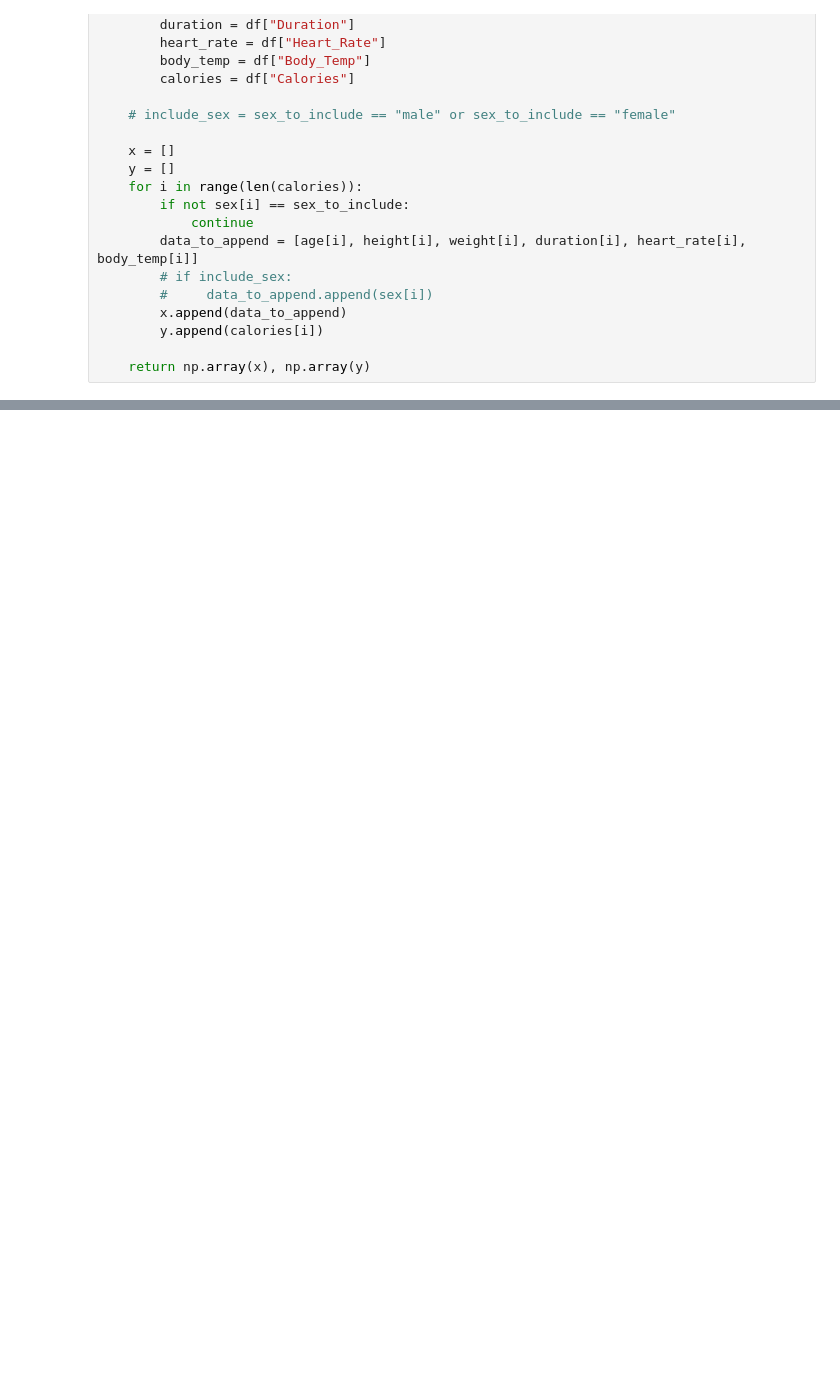
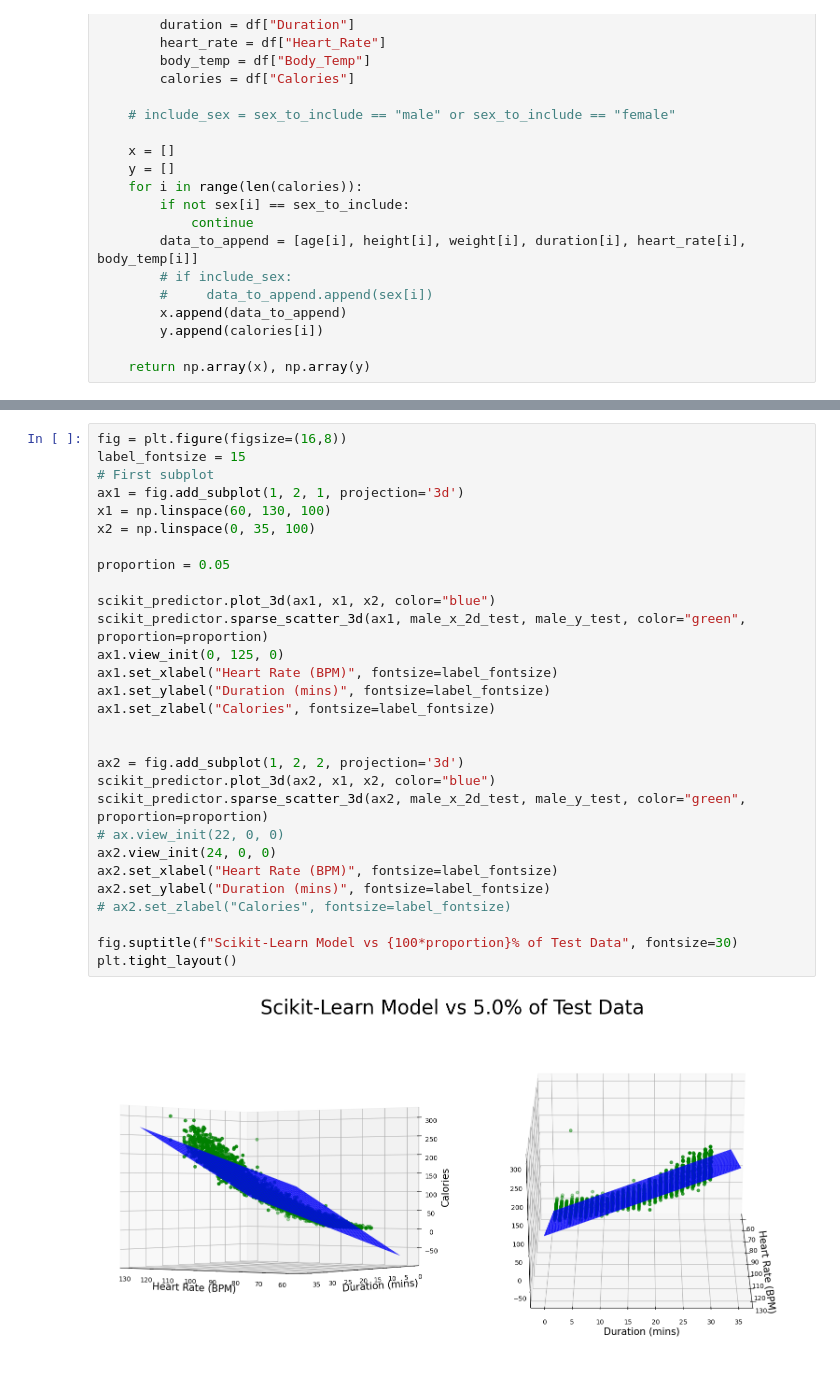
Before and after one commit to 11of12/coursework, a Jupyter notebook: winter2026/ecen471/projects/project2/project2.ipynb, the cells around one changed output, grey strips where cells are left out. Drawn from its saved outputs; the diff is of its cells as text; blank space fills up the shorter version.

```diff
--- a/winter2026/ecen471/projects/project2/project2.ipynb
+++ b/winter2026/ecen471/projects/project2/project2.ipynb
@@ -173,0 +317,31 @@ ax.view_init()
+# %%
+fig = plt.figure(figsize=(16,8))
+label_fontsize = 15
+# First subplot
+ax1 = fig.add_subplot(1, 2, 1, projection='3d')
+x1 = np.linspace(60, 130, 100)
+x2 = np.linspace(0, 35, 100)
+
+proportion = 0.05
+
+scikit_predictor.plot_3d(ax1, x1, x2, color="blue")
+scikit_predictor.sparse_scatter_3d(ax1, male_x_2d_test, male_y_test, color="green", proportion=proportion)
+ax1.view_init(0, 125, 0)
+ax1.set_xlabel("Heart Rate (BPM)", fontsize=label_fontsize)
+ax1.set_ylabel("Duration (mins)", fontsize=label_fontsize)
+ax1.set_zlabel("Calories", fontsize=label_fontsize)
+
+
+ax2 = fig.add_subplot(1, 2, 2, projection='3d')
+scikit_predictor.plot_3d(ax2, x1, x2, color="blue")
+scikit_predictor.sparse_scatter_3d(ax2, male_x_2d_test, male_y_test, color="green", proportion=proportion)
+# ax.view_init(22, 0, 0)
+ax2.view_init(24, 0, 0)
+ax2.set_xlabel("Heart Rate (BPM)", fontsize=label_fontsize)
+ax2.set_ylabel("Duration (mins)", fontsize=label_fontsize)
+# ax2.set_zlabel("Calories", fontsize=label_fontsize)
+
+fig.suptitle(f"Scikit-Learn Model vs {100*proportion}% of Test Data", fontsize=30)
+plt.tight_layout()
+# %% [output]
+[figure, added]
```
Also changed, not shown: parts of 31 cells of this notebook, 1 other file.
